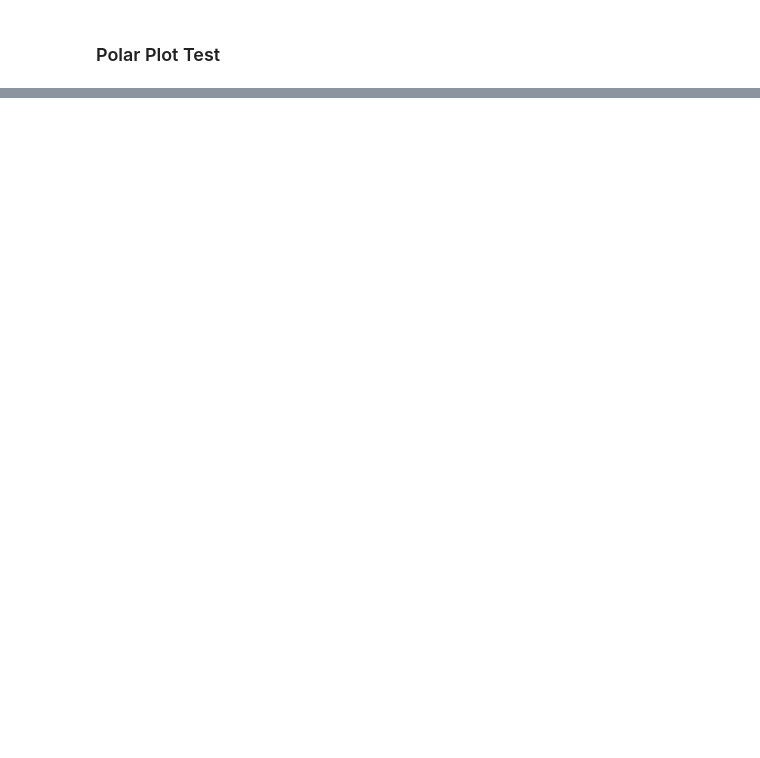
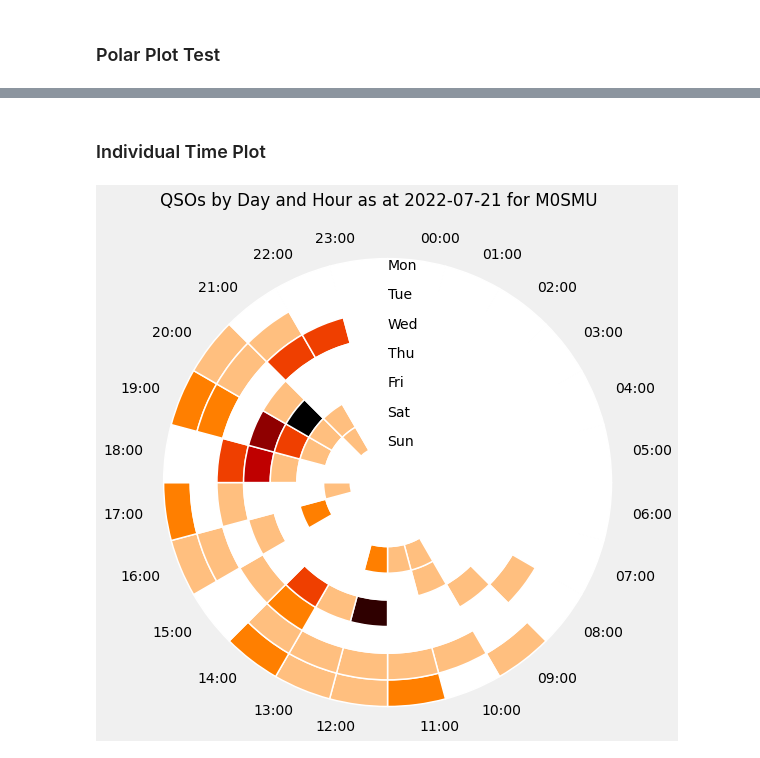
Before and after one commit to smurphboy/WAllOARC, a Jupyter notebook: WorkedAllOARC.ipynb, the cells around one changed output, grey strips where cells are left out. Saved outputs shown, nothing was run; the diff lists cells and outputs as text; code cells hidden in the pictures; blank space fills up the shorter version.

```diff
--- a/WorkedAllOARC.ipynb
+++ b/WorkedAllOARC.ipynb
@@ -1410,0 +1421,21 @@ with pyplot.style.context(('fivethirtyeight')):
+# %% [markdown]
+### Individual Time Plot
+# %%
+qsopolarploti = dfcleanalised[dfcleanalised['Base Your Callsign']=='M0SMU']
+qsopolarploti = pd.crosstab(qsopolarploti['UTC'].dt.weekday, (qsopolarploti['UTC'].dt.hour.apply(lambda x: '{:02d}:00'.format(x))).fillna(0), dropna=False)
+hours = [(datetime.time(i).strftime('%H:%M')) for i in range(24)]
+qsopolarploti.rename(index = {0: 'Mon', 1: 'Tue', 2:'Wed', 3: 'Thu', 4: 'Fri', 5: 'Sat', 6: 'Sun'}, inplace = True)
+for column in hours:
+    if column not in qsopolarploti.columns:
+        qsopolarploti[column] = [0,0,0,0,0,0,0]
+qsopolarploti = qsopolarploti.reindex(sorted(qsopolarploti.columns), axis=1)
+qsopolarploti
+with pyplot.style.context(('fivethirtyeight')):
+    qsopolarplotii = pyplot.figure(figsize=(8,8))
+    pie_heatmap(qsopolarploti, inner_r=0.2, cmap=pyplot.cm.gist_heat_r)
+    qsopolarplotii.suptitle('QSOs by Day and Hour as at ' + today + ' for M0SMU')
+    qsopolarplotii
+    if 'COLAB_GPU' not in os.environ:
+        qsopolarplotii.figure.savefig('images/myqsospolarplot.png', bbox_inches='tight')
+# %% [output]
+[figure, added]
```
Also changed, not shown: parts of 7 cells of this notebook, 14 other files.
